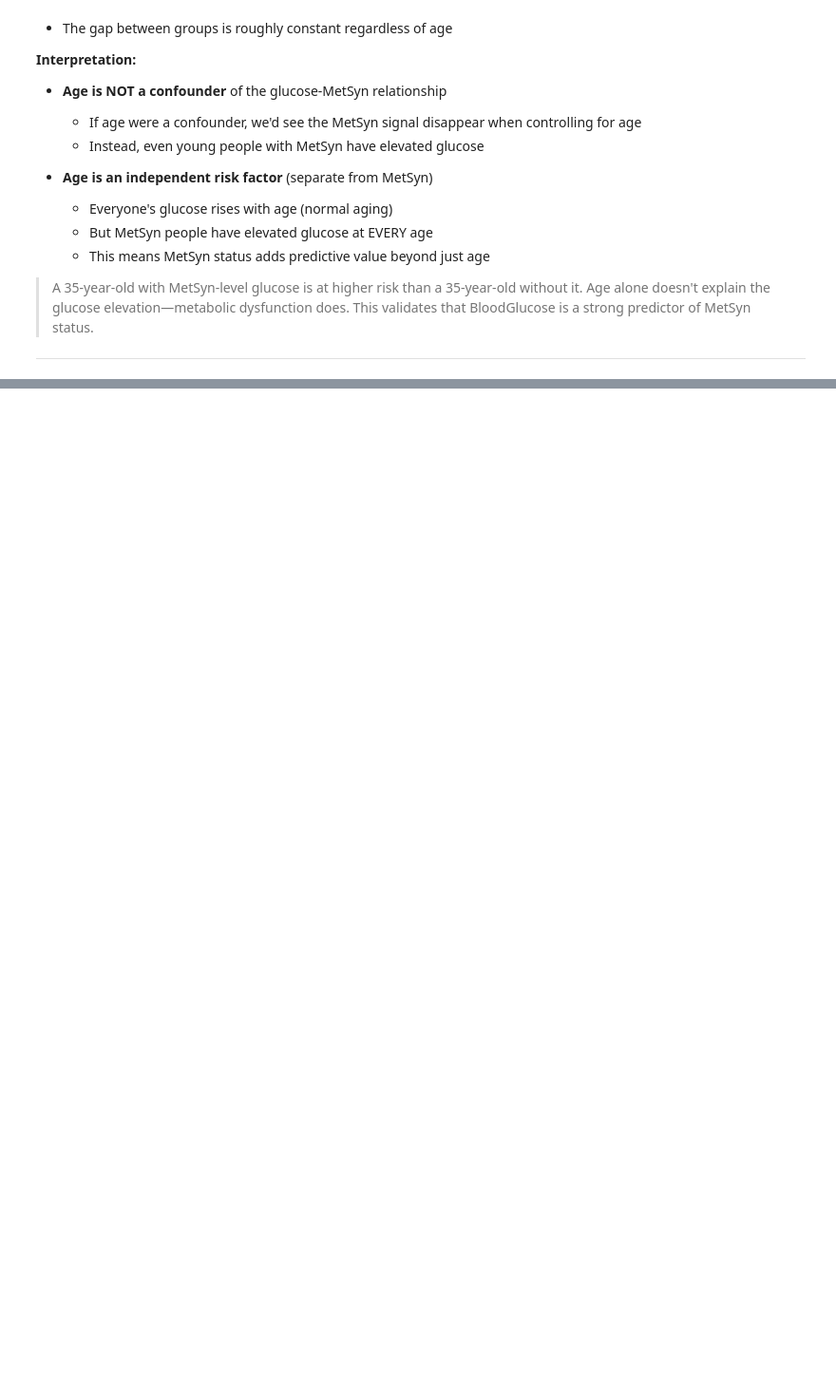
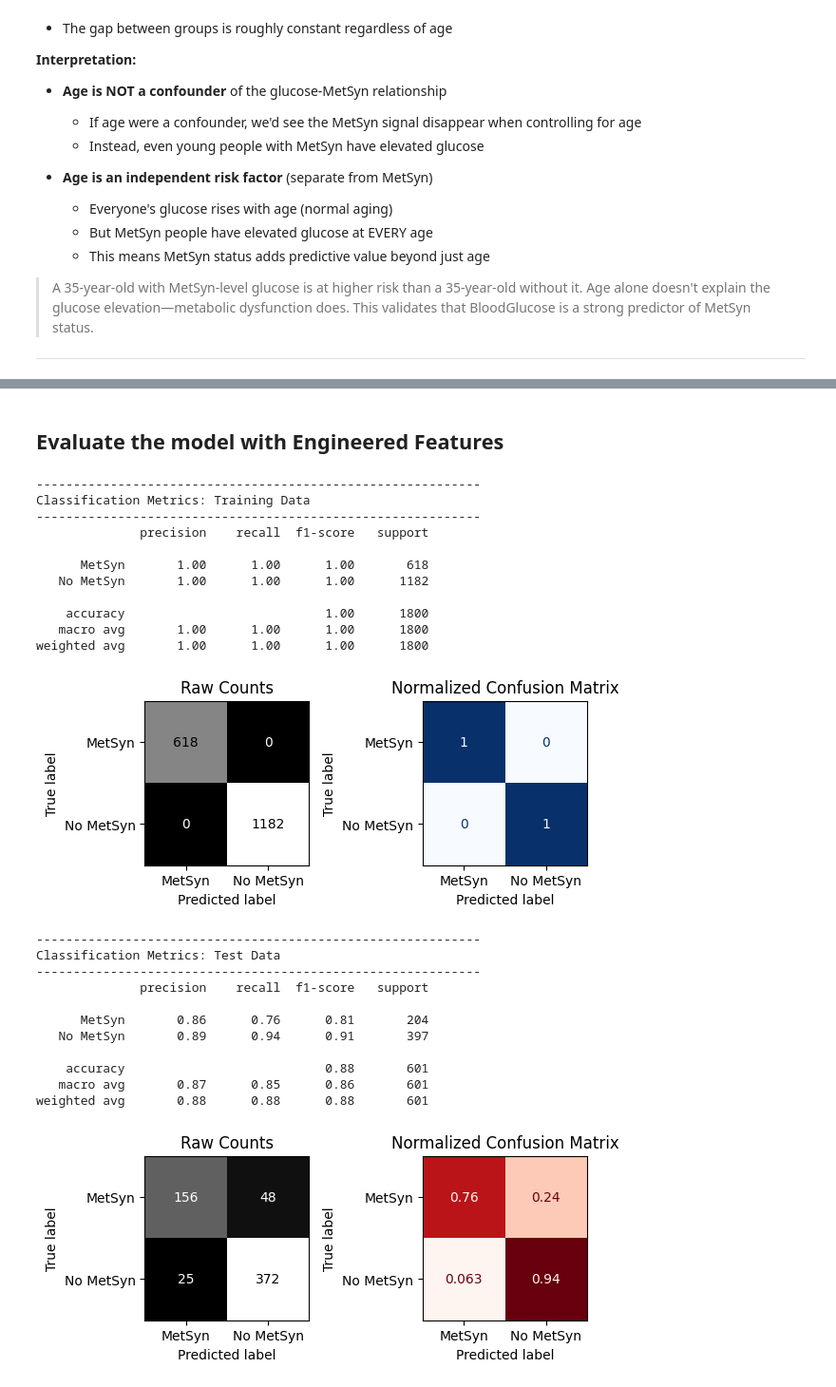
Before and after one commit to MaysNassar/-Metabolic-Syndrome-Prediction, a Jupyter notebook: Metabolic_Syndrome_Prediction.ipynb, the cells around one changed output, grey strips where cells are left out. Shown at 95% size. Saved outputs shown, nothing was run; the diff lists cells and outputs as text; code cells hidden in the pictures; blank space fills up the shorter version.

```diff
--- a/Metabolic_Syndrome_Prediction.ipynb
+++ b/Metabolic_Syndrome_Prediction.ipynb
@@ -1378,0 +1539,29 @@ This validates that BloodGlucose is a strong predictor of MetSyn status.
+# %%
+X_train_processed['MetabolicRiskCount'] = (
+    (X_train_processed['BloodGlucose'] >= thresholds['BloodGlucose']).astype(int) +
+    (X_train_processed['Triglycerides'] >= thresholds['Triglycerides']).astype(int) +
+    (X_train_processed['HDL'] <= thresholds['HDL']).astype(int) +
+    (X_train_processed['WaistCirc'] >= thresholds['WaistCirc']).astype(int)
+)
+
+X_train_processed['MetabolicRiskScore'] = (
+    np.maximum(0, (X_train_processed['BloodGlucose'] - 95) / 50) +
+    np.maximum(0, (X_train_processed['Triglycerides'] - 100) / 100) +
+    np.maximum(0, (52 - X_train_processed['HDL']) / 20) +
+    np.maximum(0, (X_train_processed['WaistCirc'] - 95) / 30)
+)
+# %%
+# Create on test data
+X_test_processed['MetabolicRiskCount'] = (
+    (X_test_processed['BloodGlucose'] >= thresholds['BloodGlucose']).astype(int) +
+    (X_test_processed['Triglycerides'] >= thresholds['Triglycerides']).astype(int) +
+    (X_test_processed['HDL'] <= thresholds['HDL']).astype(int) +
+    (X_test_processed['WaistCirc'] >= thresholds['WaistCirc']).astype(int)
+)
+
+X_test_processed['MetabolicRiskScore'] = (
+    np.maximum(0, (X_test_processed['BloodGlucose'] - 95) / 50) +
+    np.maximum(0, (X_test_processed['Triglycerides'] - 100) / 100) +
+    np.maximum(0, (52 - X_test_processed['HDL']) / 20) +
+    np.maximum(0, (X_test_processed['WaistCirc'] - 95) / 30)
+)
@@ -1378,0 +1585,43 @@ This validates that BloodGlucose is a strong predictor of MetSyn status.
+# %%
+# Create baseline data WITHOUT engineered features
+
+X_train_baseline = X_train_processed.drop(columns=['MetabolicRiskCount', 'MetabolicRiskScore'])
+X_test_baseline = X_test_processed.drop(columns=['MetabolicRiskCount', 'MetabolicRiskScore'])
+
+rf_baseline = RandomForestClassifier(n_estimators=100, random_state=42, class_weight='balanced')
+rf_baseline.fit(X_train_baseline, y_train)
+y_pred_baseline = rf_baseline.predict(X_test_baseline)
+# %% [markdown]
+## Evaluate the model with Engineered Features
+# %%
+# Train ENGINEERED model (original + 2 new features)
+
+rf_engineered = RandomForestClassifier(n_estimators=100, random_state=42, class_weight='balanced')
+rf_engineered.fit(X_train_processed, y_train)
+y_pred_engineered = rf_engineered.predict(X_test_processed)
+evaluate_classification(rf_engineered, X_train_processed, y_train, X_test_processed, y_test)
+# %% [output]
+------------------------------------------------------------
+Classification Metrics: Training Data
+------------------------------------------------------------
+              precision    recall  f1-score   support
+
+      MetSyn       1.00      1.00      1.00       618
+   No MetSyn       1.00      1.00      1.00      1182
+
+    accuracy                           1.00      1800
+   macro avg       1.00      1.00      1.00      1800
+weighted avg       1.00      1.00      1.00      1800
+[figure, added]
+------------------------------------------------------------
+Classification Metrics: Test Data
+------------------------------------------------------------
+              precision    recall  f1-score   support
+
+      MetSyn       0.86      0.76      0.81       204
+   No MetSyn       0.89      0.94      0.91       397
+
+    accuracy                           0.88       601
+   macro avg       0.87      0.85      0.86       601
+weighted avg       0.88      0.88      0.88       601
+[figure, added]
```
Also changed, not shown: parts of 36 cells of this notebook.
